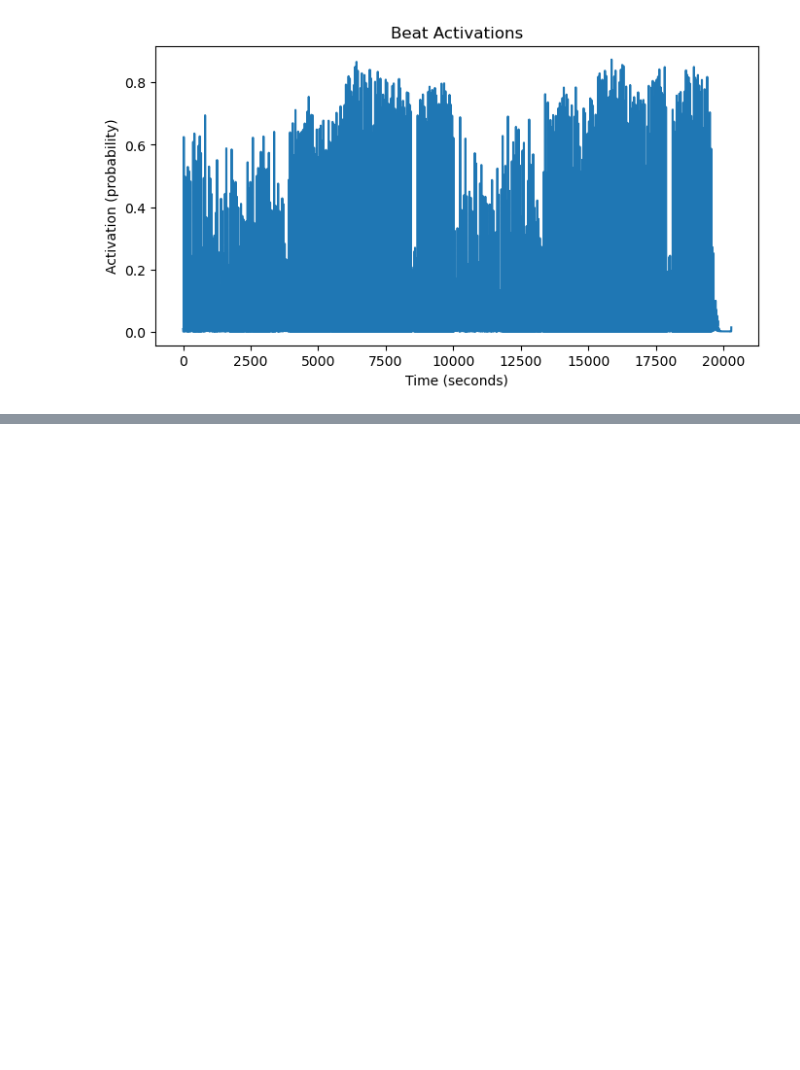
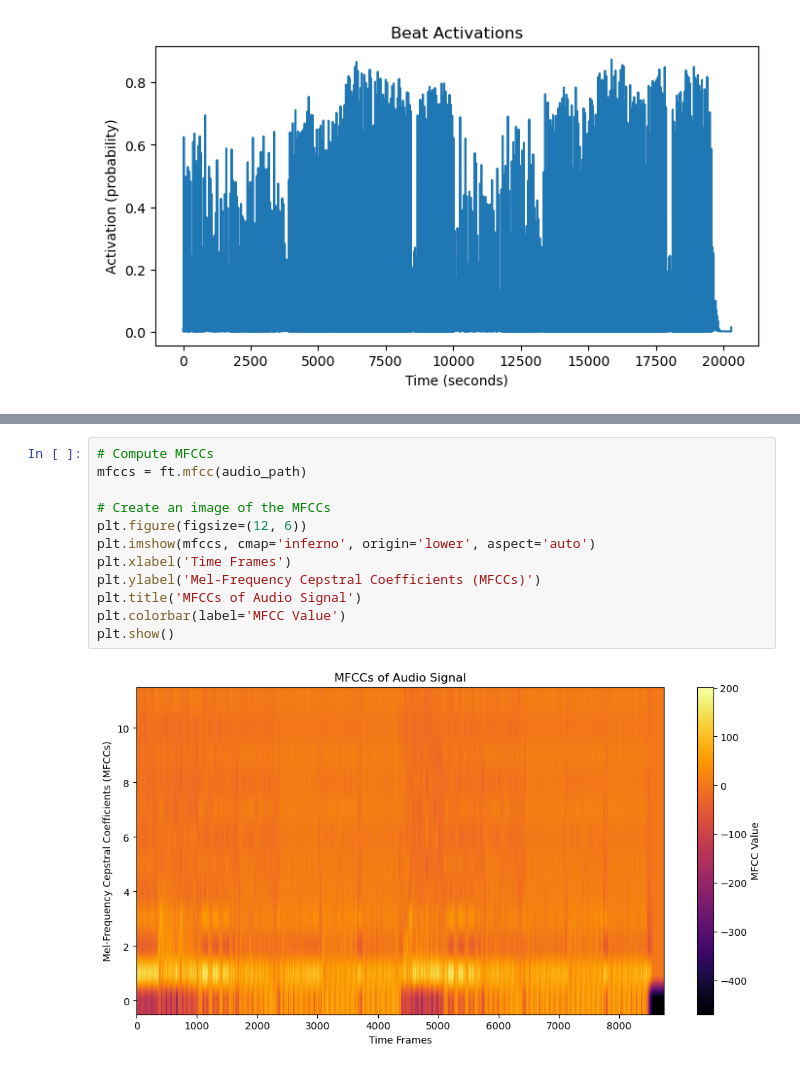
Before and after one commit to michaelhein39/dj-transition-predictor, a Jupyter notebook: notebooks/features_eda.ipynb, the cells around one changed output, grey strips where cells are left out. Drawn from its saved outputs; the diff is of its cells as text; blank space fills up the shorter version.

```diff
--- a/notebooks/features_eda.ipynb
+++ b/notebooks/features_eda.ipynb
@@ -144,0 +113,14 @@ plt.show()
+# %%
+# Compute MFCCs
+mfccs = ft.mfcc(audio_path)
+
+# Create an image of the MFCCs
+plt.figure(figsize=(12, 6))
+plt.imshow(mfccs, cmap='inferno', origin='lower', aspect='auto')
+plt.xlabel('Time Frames')
+plt.ylabel('Mel-Frequency Cepstral Coefficients (MFCCs)')
+plt.title('MFCCs of Audio Signal')
+plt.colorbar(label='MFCC Value')
+plt.show()
+# %% [output]
+[figure, added]
```
Also changed, not shown: parts of 9 cells of this notebook, 16 other files.
